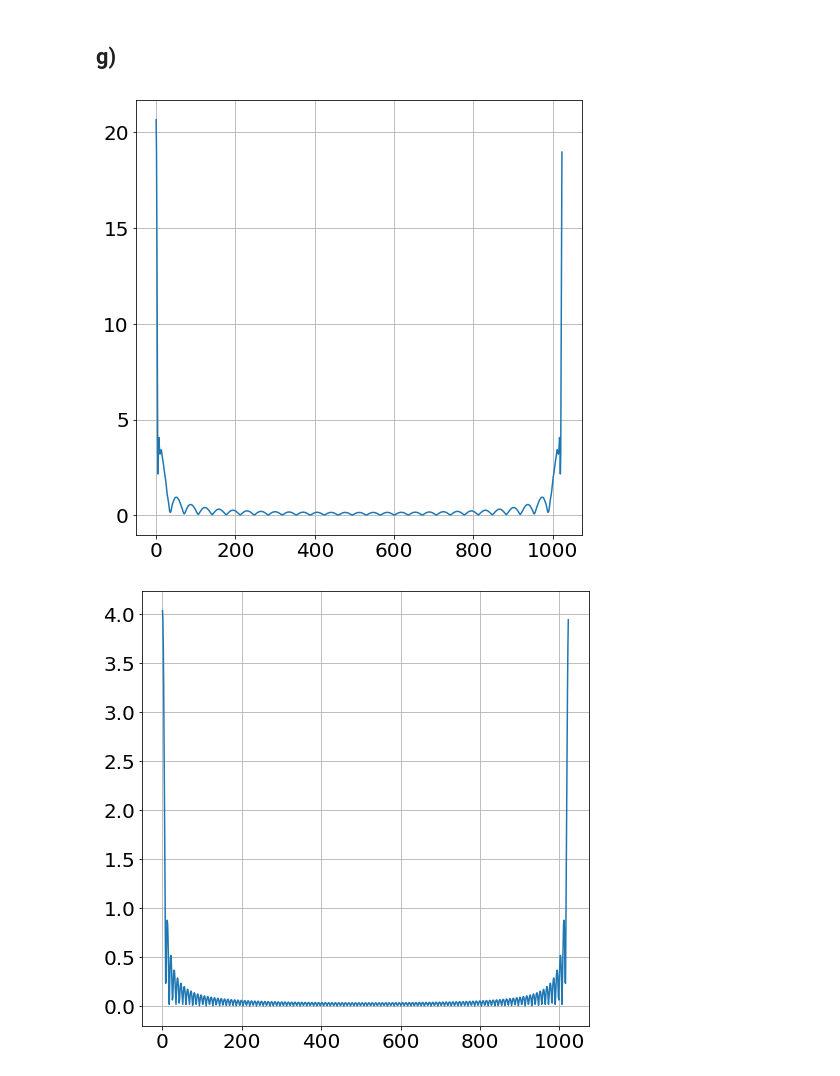
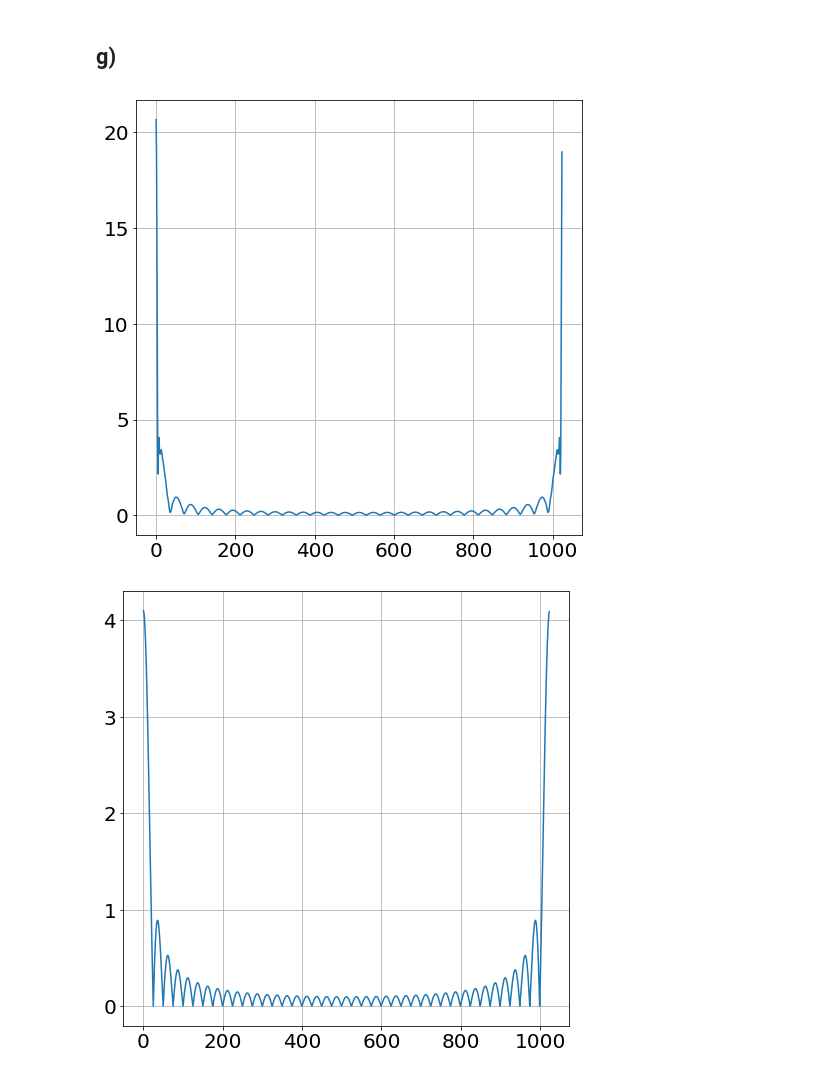
Before and after one commit to Equipo-2-DSP/informe_parte_2, a Jupyter notebook: 04-Continua-Periodica.ipynb, the cells around one changed output. Saved outputs shown, nothing was run; the diff lists cells and outputs as text; code cells hidden in the pictures.

```diff
--- a/04-Continua-Periodica.ipynb
+++ b/04-Continua-Periodica.ipynb
@@ -173,10 +173,13 @@ def graficar_CTFT( x_c, Fs, N, N_neg=0, zero_padding=None, path=None ):
     if( path ):
         plt.savefig( path )
 # %%
-Fs = 30
-graficar_CTFT( x_1, Fs, 15*Fs, zero_padding=1024, path='./Img/punto_4_h_1.png' )
-graficar_CTFT( x_2, Fs, 10*Fs, N_neg=4 ,zero_padding=1024, path='./Img/punto_4_h_2.png' )
-graficar_CTFT( x_3, Fs, 20*Fs, zero_padding=1024, path='./Img/punto_4_h_3.png' )
+Fs_1 = 30
+Fs_2 = 10
+Fs_3 = 100
+
+graficar_CTFT( x_1, Fs_1, 15*Fs_1, zero_padding=1024, path='./Img/punto_4_h_1.png' )
+graficar_CTFT( x_2, Fs_2, 10*Fs_2, N_neg=4 ,zero_padding=1024, path='./Img/punto_4_h_2.png' )
+graficar_CTFT( x_3, Fs_3, 20*Fs_3, zero_padding=1024, path='./Img/punto_4_h_3.png' )
 # %% [output]
 [figure]
-[figure, old version]
+[figure, new version]
```
Also changed, not shown: parts of 5 cells of this notebook, 6 other files.
